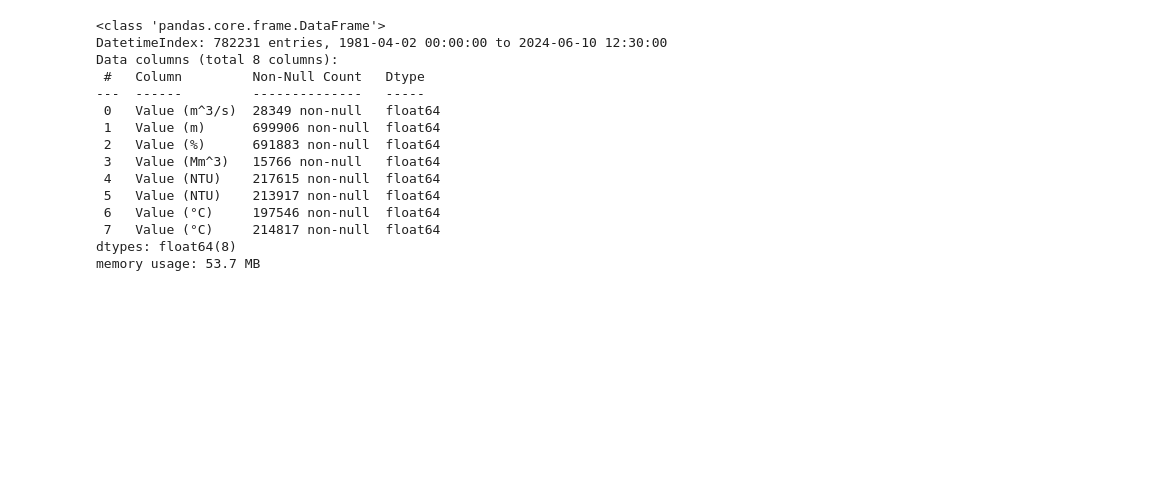
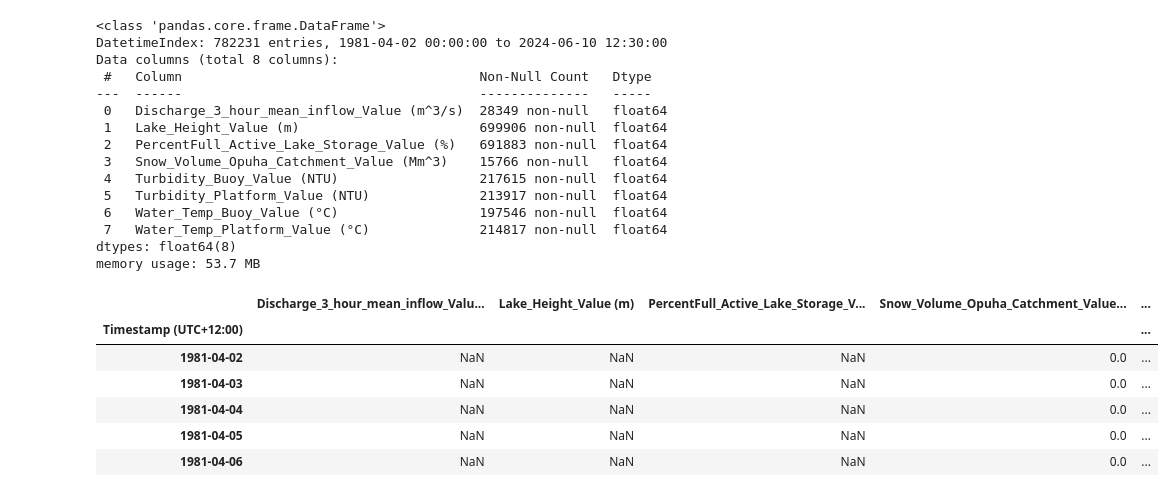
Before and after one commit to zhouhao-matt/CodeWorks, a Jupyter notebook: 69660_New/ground_fixup.ipynb, the cells around one changed output. Saved outputs shown, nothing was run; the diff lists cells and outputs as text; code cells hidden in the pictures; blank space fills up the shorter version.

```diff
--- a/69660_New/ground_fixup.ipynb
+++ b/69660_New/ground_fixup.ipynb
@@ -20,10 +20,10 @@ dataframe_list = []
 
 for file in hydroportal_files_paths:
     df = pd.read_csv(file, skiprows=1,index_col=0)
+    # Make column names unique by appending part of the filename
+    df.columns = [file.split('.')[0] + '_' + col for col in df.columns]
     df.index = pd.to_datetime(df.index)
     dataframe_list.append(df)
-
-# Merge the dataframes in the list into a single dataframe
 
 merged_hydro_portal_data = pd.concat(dataframe_list, axis=1, join='outer')
 
@@ -32,18 +32,28 @@ merged_hydro_portal_data.info()
 <class 'pandas.core.frame.DataFrame'>
 DatetimeIndex: 782231 entries, 1981-04-02 00:00:00 to 2024-06-10 12:30:00
 Data columns (total 8 columns):
- #   Column         Non-Null Count   Dtype
----  ------         --------------   -----
- 0   Value (m^3/s)  28349 non-null   float64
- 1   Value (m)      699906 non-null  float64
- 2   Value (%)      691883 non-null  float64
- 3   Value (Mm^3)   15766 non-null   float64
- 4   Value (NTU)    217615 non-null  float64
- 5   Value (NTU)    213917 non-null  float64
- 6   Value (°C)     197546 non-null  float64
- 7   Value (°C)     214817 non-null  float64
+ #   Column                                      Non-Null Count   Dtype
+---  ------                                      --------------   -----
+ 0   Discharge_3_hour_mean_inflow_Value (m^3/s)  28349 non-null   float64
+ 1   Lake_Height_Value (m)                       699906 non-null  float64
+ 2   PercentFull_Active_Lake_Storage_Value (%)   691883 non-null  float64
+ 3   Snow_Volume_Opuha_Catchment_Value (Mm^3)    15766 non-null   float64
+ 4   Turbidity_Buoy_Value (NTU)                  217615 non-null  float64
+ 5   Turbidity_Platform_Value (NTU)              213917 non-null  float64
+ 6   Water_Temp_Buoy_Value (°C)                  197546 non-null  float64
+ 7   Water_Temp_Platform_Value (°C)              214817 non-null  float64
 dtypes: float64(8)
 memory usage: 53.7 MB
+# %%
+merged_hydro_portal_data.head()
+# %% [output]
+|  | Discharge_3_hour_mean_inflow_Valu... | Lake_Height_Value (m) | PercentFull_Active_Lake_Storage_V... | Snow_Volume_Opuha_Catchment_Value... | ... |
+| Timestamp (UTC+12:00) |  |  |  |  | ... |
+| 1981-04-02 | NaN | NaN | NaN | 0.0 | ... |
+| 1981-04-03 | NaN | NaN | NaN | 0.0 | ... |
+| 1981-04-04 | NaN | NaN | NaN | 0.0 | ... |
+| 1981-04-05 | NaN | NaN | NaN | 0.0 | ... |
+| 1981-04-06 | NaN | NaN | NaN | 0.0 | ... |
 # %%
 # Rename the columns of the dataframe to make it more readable
 
```
Also changed, not shown: parts of 12 cells of this notebook, 7 other files.
